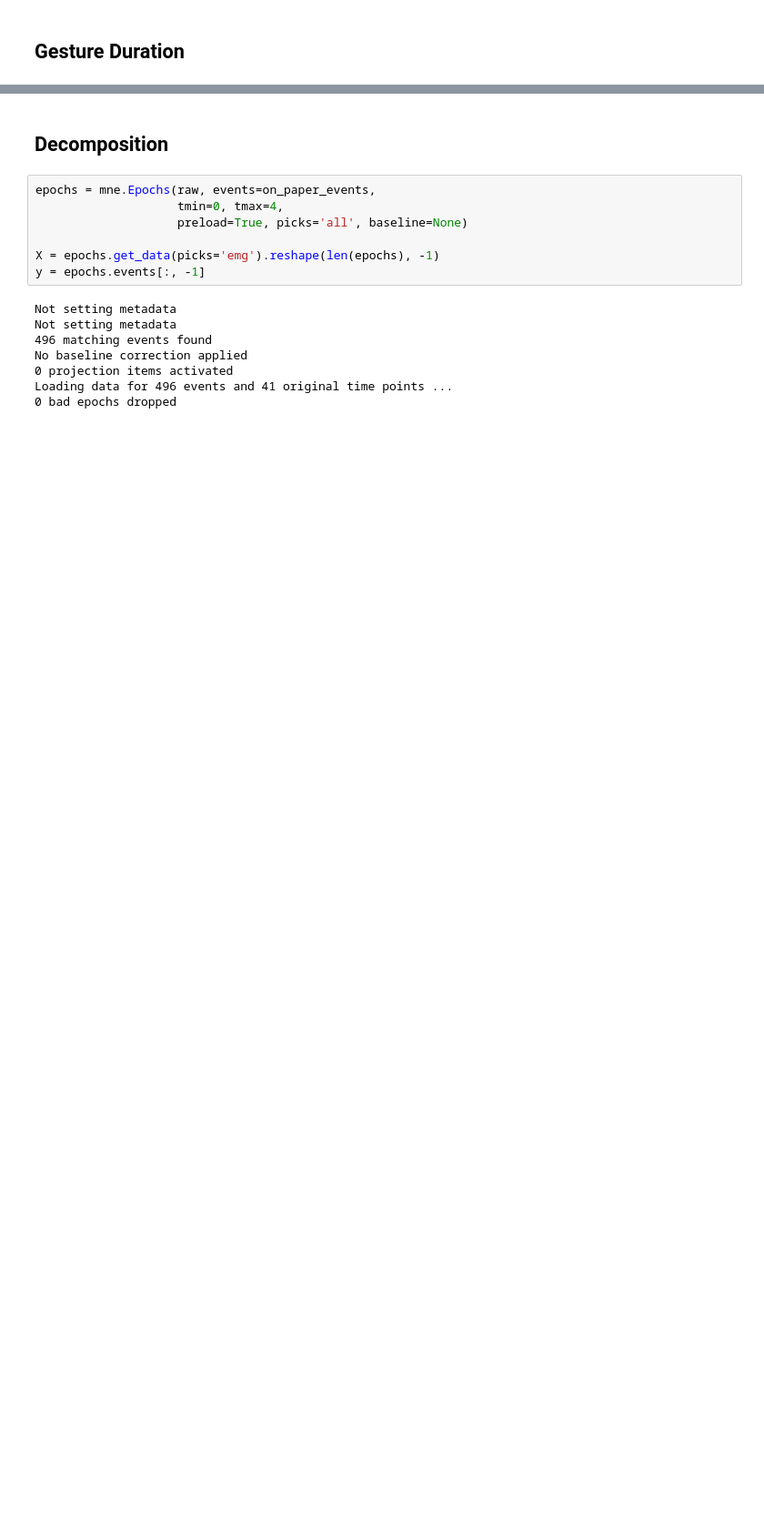
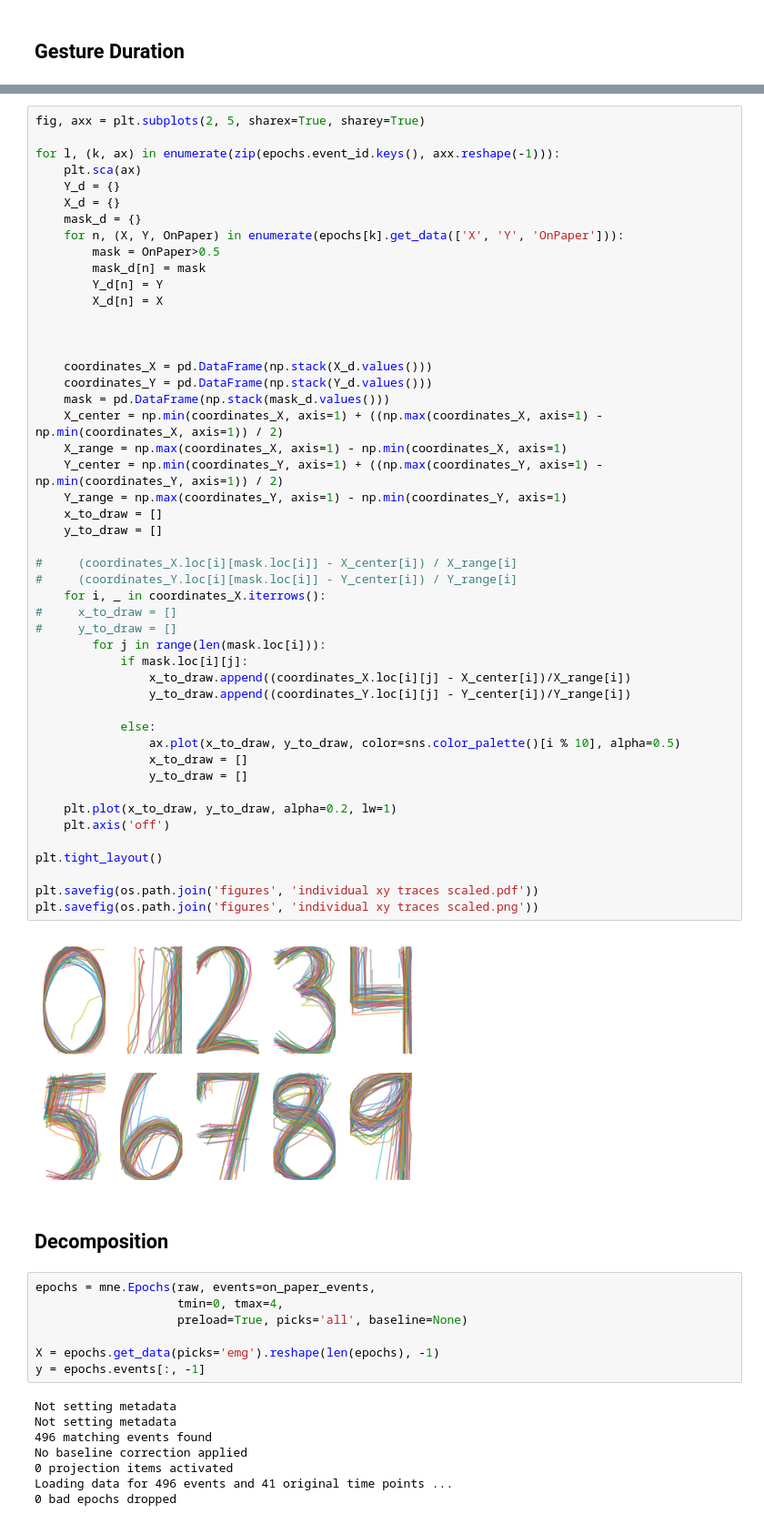
Before and after one commit to lellight/emg_handwriting, a Jupyter notebook: myo classification.ipynb, the cells around one changed output, grey strips where cells are left out. Shown at 91% size. Drawn from its saved outputs; the diff is of its cells as text; blank space fills up the shorter version.

```diff
--- a/myo classification.ipynb
+++ b/myo classification.ipynb
@@ -311,3 +339,53 @@ Canvas(toolbar=Toolbar(toolitems=[('Home', 'Reset original view', 'home', 'home'
+# %%
+fig, axx = plt.subplots(2, 5, sharex=True, sharey=True)
+
+for l, (k, ax) in enumerate(zip(epochs.event_id.keys(), axx.reshape(-1))):
+    plt.sca(ax)
+    Y_d = {}
+    X_d = {}
+    mask_d = {}
+    for n, (X, Y, OnPaper) in enumerate(epochs[k].get_data(['X', 'Y', 'OnPaper'])):
+        mask = OnPaper>0.5
+        mask_d[n] = mask
+        Y_d[n] = Y
+        X_d[n] = X
+
+
+
+    coordinates_X = pd.DataFrame(np.stack(X_d.values()))
+    coordinates_Y = pd.DataFrame(np.stack(Y_d.values()))
+    mask = pd.DataFrame(np.stack(mask_d.values()))
+    X_center = np.min(coordinates_X, axis=1) + ((np.max(coordinates_X, axis=1) - np.min(coordinates_X, axis=1)) / 2)
+    X_range = np.max(coordinates_X, axis=1) - np.min(coordinates_X, axis=1)
+    Y_center = np.min(coordinates_Y, axis=1) + ((np.max(coordinates_Y, axis=1) - np.min(coordinates_Y, axis=1)) / 2)
+    Y_range = np.max(coordinates_Y, axis=1) - np.min(coordinates_Y, axis=1)
+    x_to_draw = []
+    y_to_draw = []
+
+#     (coordinates_X.loc[i][mask.loc[i]] - X_center[i]) / X_range[i]
+#     (coordinates_Y.loc[i][mask.loc[i]] - Y_center[i]) / Y_range[i]
+    for i, _ in coordinates_X.iterrows():
+#     x_to_draw = []
+#     y_to_draw = []
+        for j in range(len(mask.loc[i])):
+            if mask.loc[i][j]:
+                x_to_draw.append((coordinates_X.loc[i][j] - X_center[i])/X_range[i])
+                y_to_draw.append((coordinates_Y.loc[i][j] - Y_center[i])/Y_range[i])
+
+            else:
+                ax.plot(x_to_draw, y_to_draw, color=sns.color_palette()[i % 10], alpha=0.5)
+                x_to_draw = []
+                y_to_draw = []
+
+    plt.plot(x_to_draw, y_to_draw, alpha=0.2, lw=1)
+    plt.axis('off')
+
+plt.tight_layout()
+
+plt.savefig(os.path.join('figures', 'individual xy traces scaled.pdf'))
+plt.savefig(os.path.join('figures', 'individual xy traces scaled.png'))
+# %% [output]
+[figure, added]
 # %% [markdown]
 ## Decomposition
 # %%
```
Also changed, not shown: parts of 26 cells of this notebook, 15 other files.
